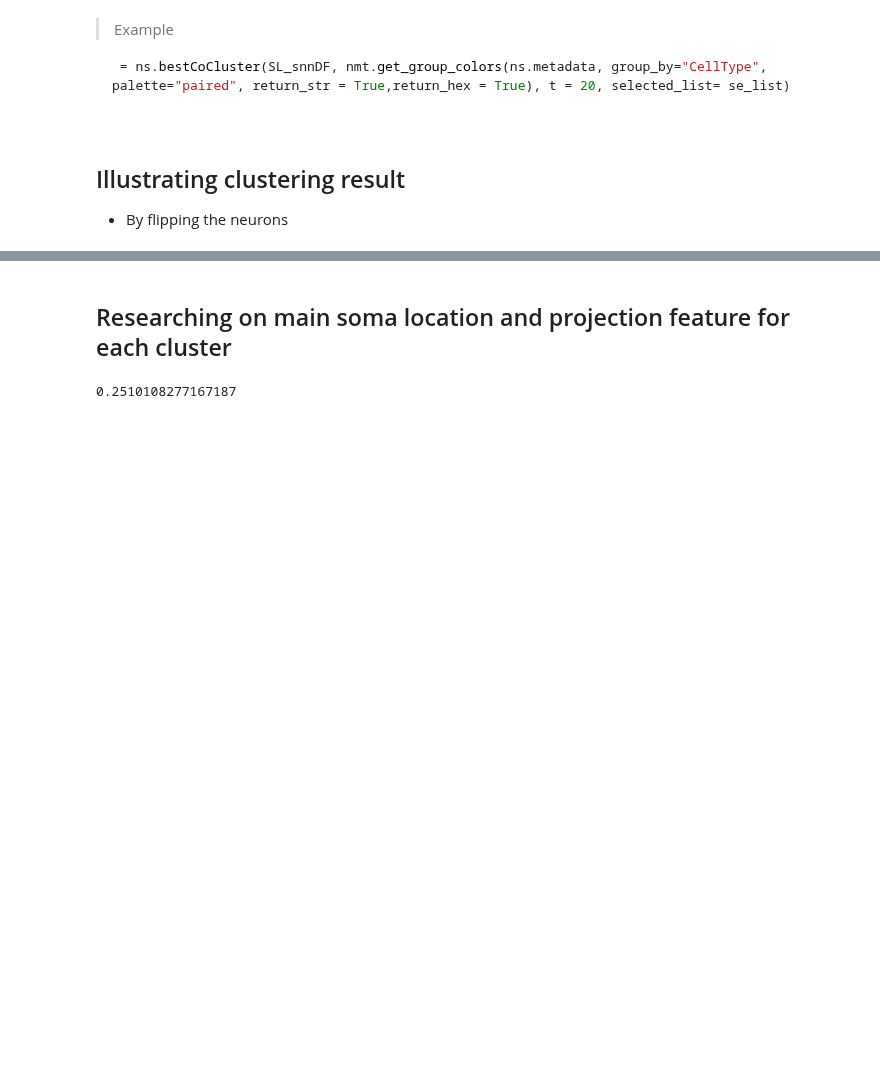
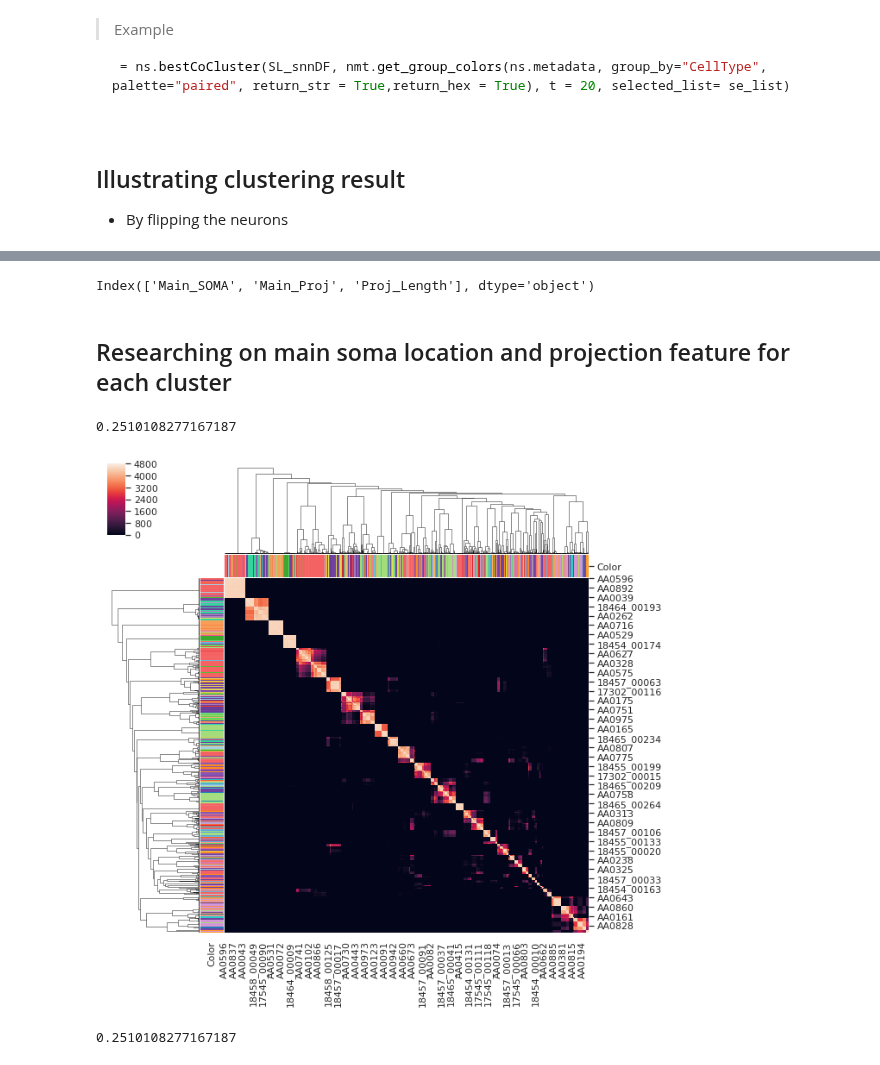
Before and after one commit to zijun-zhao/NMTcode, a Jupyter notebook: Code/Pipeline-Draft_APSL-14Nov.ipynb, the cells around one changed output, grey strips where cells are left out. Cells and saved outputs as stored; diff of their text form; code cells hidden in the pictures; blank space fills up the shorter version.

Commit message:
use plot and DF to illustrate the cluster result for coclustering

```diff
--- a/Code/Pipeline-Draft_APSL-14Nov.ipynb
+++ b/Code/Pipeline-Draft_APSL-14Nov.ipynb
@@ -414,3 +416,7 @@ plt.show()
+# %%
+ RESULT.columns
+# %% [output]
+Index(['Main_SOMA', 'Main_Proj', 'Proj_Length'], dtype='object')
 # %% [markdown]
 ## Researching on main soma location and projection feature for each cluster
 # %%
@@ -507,6 +513,13 @@ def detailCluster(input_ns,first_n, interestedL, returnSUMMARY = True):
         return summaryDF
     else:
         return detailDF
+# %%
+_ = ns.bestCoCluster(AP_hierDF, nmt.get_group_colors(ns.metadata, group_by="CellType", palette="paired",
+                                                 return_str = True,return_hex = True), t = 45,
+                                                 selected_list= se_list, plotF = True)
+# %% [output]
+0.2510108277167187
+[figure, added]
 # %%
 _ = ns.bestCoCluster(AP_hierDF, nmt.get_group_colors(ns.metadata, group_by="CellType", palette="paired",
                                                  return_str = True,return_hex = True), t = 45, selected_list= se_list)
```
Also changed, not shown: parts of 1 cell of this notebook.
